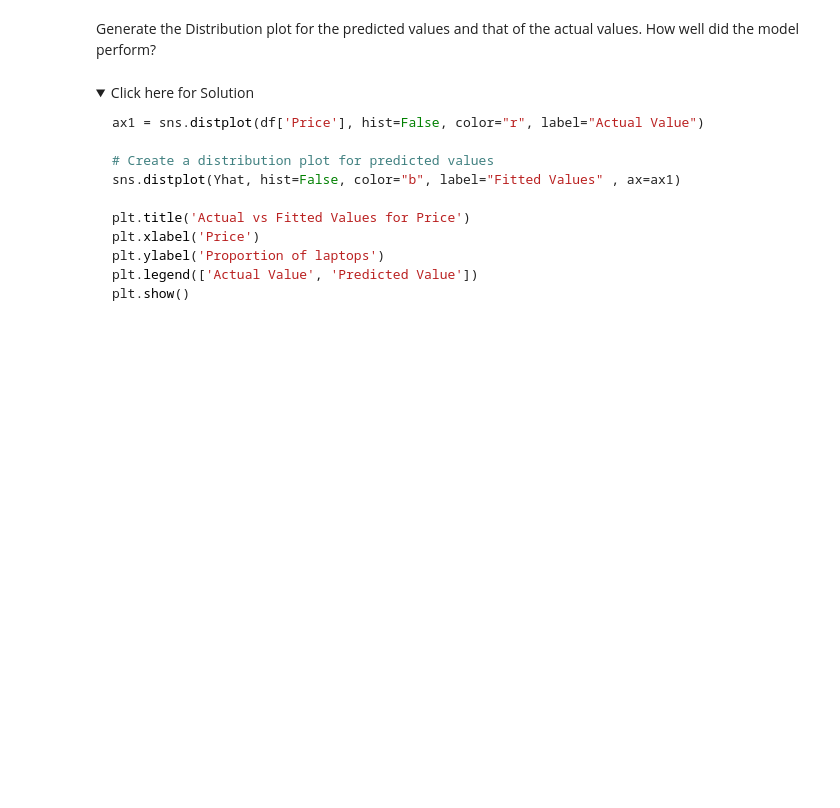
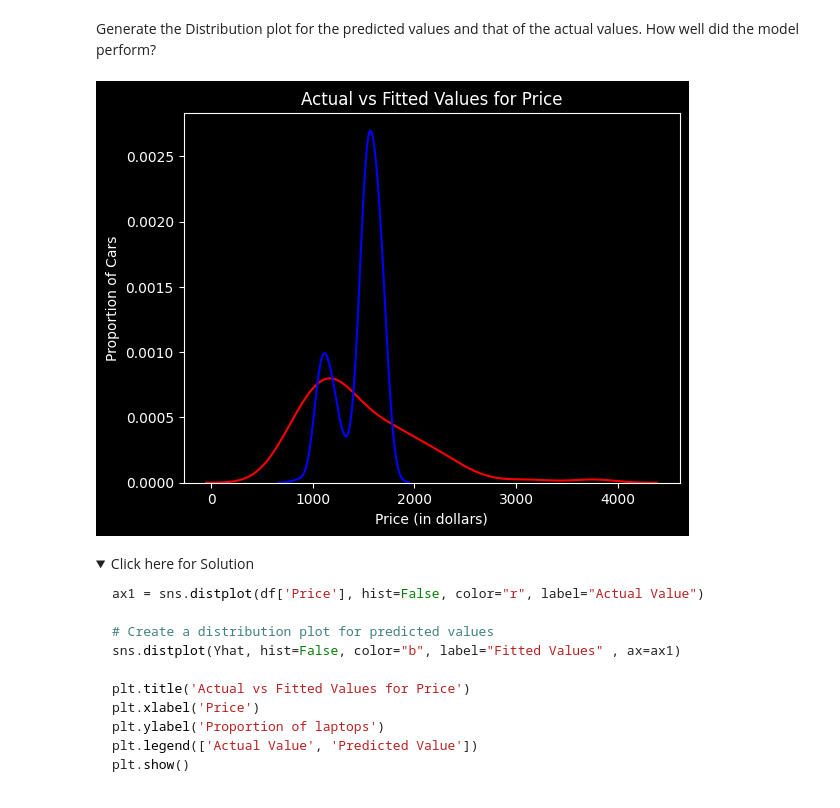
Before and after one commit to gautam2204/data_science, a Jupyter notebook: modelDevelopment/practice1/practice_model_development_laptops.ipynb, the cells around one changed output. Cells and saved outputs as stored; diff of their text form; code cells hidden in the pictures; folded sections open; blank space fills up the shorter version.

```diff
--- a/modelDevelopment/practice1/practice_model_development_laptops.ipynb
+++ b/modelDevelopment/practice1/practice_model_development_laptops.ipynb
@@ -119,0 +105,14 @@ df.corr()
+# %%
+from scipy.stats import pearsonr
+# Write your code below and press Shift+Enter to execute
+# df[['CPU_frequency','Price']].corr()
+
+c,p=pearsonr(x=df['CPU_frequency'],y=df['Price'])
+print(f'{p},{c}')
+
+# p,c=pearsonr(x=df['Weight_pounds'],y=df['Price'])
+# print(f'{p},{c}')
+
+lrm = LinearRegression()
+lrm.fit(df[['CPU_frequency']],df[['Price']])
+Y_hat=lrm.predict(df[['CPU_frequency']])
@@ -140,3 +139,20 @@ Generate the Distribution plot for the predicted values and that of the actual v
+# %%
+# Write your code below and press Shift+Enter to execute
+# plt.figure(figsize=(width, height))
+
+
+ax1 = sns.distplot(df['Price'], hist=False, color="r", label="Actual Value")
+sns.distplot(Y_hat, hist=False, color="b", label="Fitted Values" , ax=ax1)
+
+
+plt.title('Actual vs Fitted Values for Price')
+plt.xlabel('Price (in dollars)')
+plt.ylabel('Proportion of Cars')
+
+plt.show()
+plt.close()
+# %% [output]
+[figure, added]
 # %% [markdown]
 <details>
     <summary>Click here for Solution</summary>
```
Also changed, not shown: parts of 21 cells of this notebook, 4 other files.
